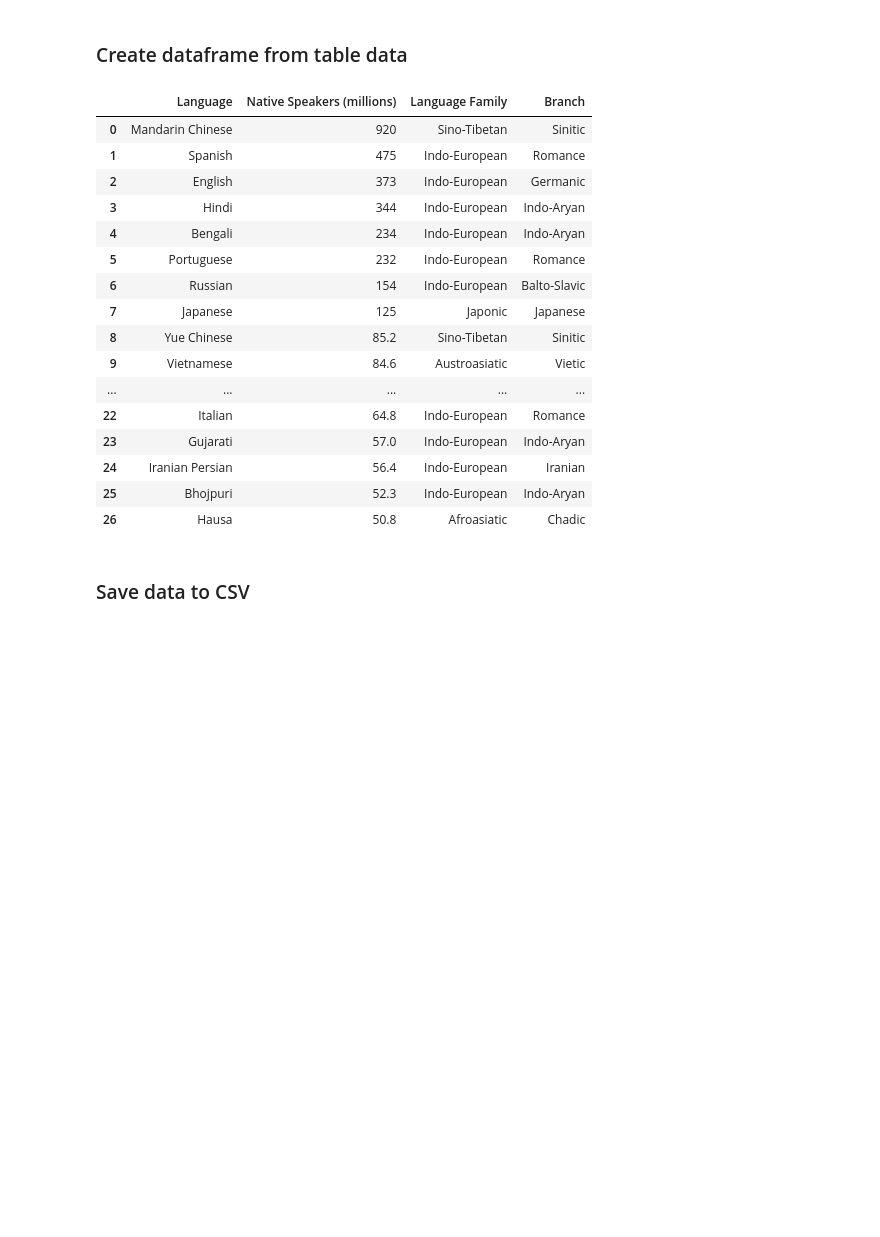
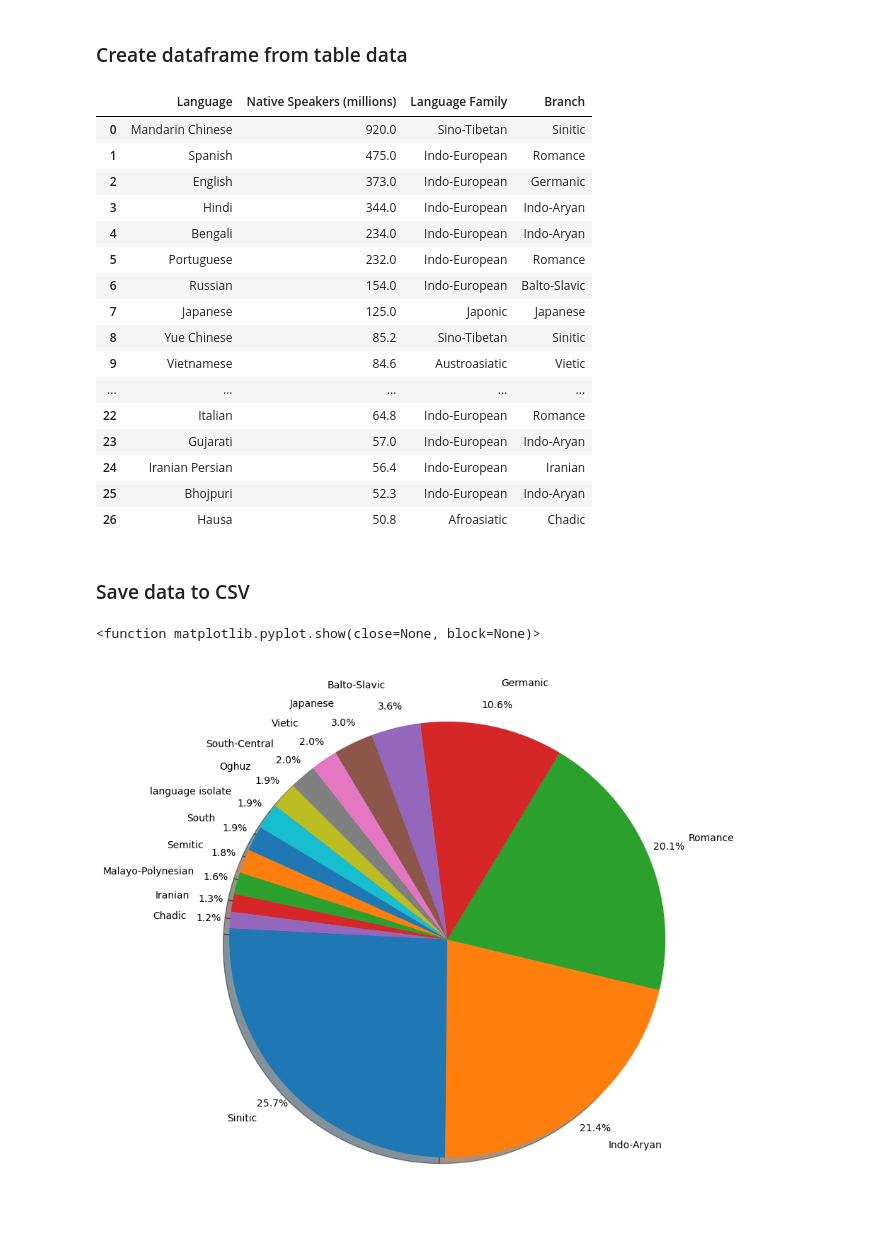
Before and after one commit to jadeoakes1/CSC221-jadeoakes1-GroupProject, a Jupyter notebook: CSC221-jadeoakes1-GroupProject.ipynb, the cells around one changed output. Cells and saved outputs as stored; diff of their text form; code cells hidden in the pictures; blank space fills up the shorter version.

Commit message:
Added a Pie Chart
Added a Pie chart of language branches

```diff
--- a/CSC221-jadeoakes1-GroupProject.ipynb
+++ b/CSC221-jadeoakes1-GroupProject.ipynb
@@ -29,7 +29,7 @@ for row in tables.find_all('tr'):
     cols = row.find_all('td')
     if len(cols) == 4:
         A.append(cols[0].find(text=True).strip())
-        B.append(cols[1].find(text=True).strip())
+        B.append(float(cols[1].find(text=True).strip()))
         C.append(cols[2].find(text=True).strip())
         D.append(cols[3].find(text=True).strip())
 
@@ -41,14 +41,14 @@ df['Branch'] = D
 df
 # %% [output]
 |  | Language | Native Speakers (millions) | Language Family | Branch |
-| 0 | Mandarin Chinese | 920 | Sino-Tibetan | Sinitic |
-| 1 | Spanish | 475 | Indo-European | Romance |
-| 2 | English | 373 | Indo-European | Germanic |
-| 3 | Hindi | 344 | Indo-European | Indo-Aryan |
-| 4 | Bengali | 234 | Indo-European | Indo-Aryan |
-| 5 | Portuguese | 232 | Indo-European | Romance |
-| 6 | Russian | 154 | Indo-European | Balto-Slavic |
-| 7 | Japanese | 125 | Japonic | Japanese |
+| 0 | Mandarin Chinese | 920.0 | Sino-Tibetan | Sinitic |
+| 1 | Spanish | 475.0 | Indo-European | Romance |
+| 2 | English | 373.0 | Indo-European | Germanic |
+| 3 | Hindi | 344.0 | Indo-European | Indo-Aryan |
+| 4 | Bengali | 234.0 | Indo-European | Indo-Aryan |
+| 5 | Portuguese | 232.0 | Indo-European | Romance |
+| 6 | Russian | 154.0 | Indo-European | Balto-Slavic |
+| 7 | Japanese | 125.0 | Japonic | Japanese |
 | 8 | Yue Chinese | 85.2 | Sino-Tibetan | Sinitic |
 | 9 | Vietnamese | 84.6 | Austroasiatic | Vietic |
 | ... | ... | ... | ... | ... |
@@ -62,3 +62,20 @@ df
 # %%
 # Save data to CSV
 df.to_csv('CSC221-webscrape-data.csv')
+# %%
+from matplotlib import pyplot as plt
+
+lang_famls = df.groupby("Branch")[
+    "Native Speakers (millions)"].agg("sum")
+
+lang_famls = lang_famls.sort_values(ascending=False)
+
+plt.figure(figsize=(10, 10))
+plt.pie(lang_famls.values, labels=lang_famls.index, autopct='%1.1f%%',
+        pctdistance=1.1, labeldistance=1.2, startangle=177, shadow=True)
+
+
+plt.show
+# %% [output]
+<function matplotlib.pyplot.show(close=None, block=None)>
+[figure, added]
```
